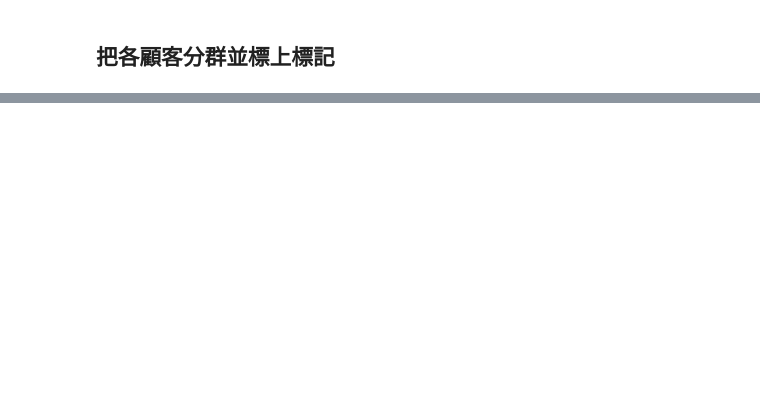
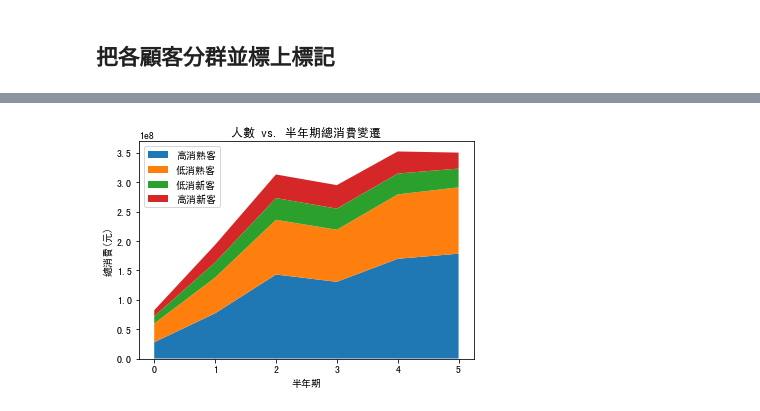
Before and after one commit to andylinpersonal/CSX_Project_2018S, a Jupyter notebook: final_project/ProductTrend.ipynb, the cells around one changed output, grey strips where cells are left out. Saved outputs shown, nothing was run; the diff lists cells and outputs as text; code cells hidden in the pictures; blank space fills up the shorter version.

```diff
--- a/final_project/ProductTrend.ipynb
+++ b/final_project/ProductTrend.ipynb
@@ -291,0 +401,22 @@ for k in df_mains:
+# %%
+df_group_purchase = pd.DataFrame()
+for k in df_mains:
+    basket_sum = main_by_baskets[k].groupby('MemberId', as_index=False)['SalesOrderSlaveTotalPayment'].sum()
+    member_sum = df_member_news[k].merge(basket_sum, on='MemberId', how='left')
+    group_sum = member_sum.groupby('MemberGroup')['SalesOrderSlaveTotalPayment'].sum()
+    df_group_purchase = df_group_purchase.append(
+        group_sum.transpose(), ignore_index = True
+    )
+
+plt.stackplot(
+    list(range(0, max(df_mains) + 1)),
+    df_group_purchase.loc[:, 1:].transpose(), #排除無消費的人 因為無意義
+    labels=['高消熟客', '低消熟客', '低消新客', '高消新客'])
+plt.legend(loc='upper left')
+plt.title('人數 vs. 半年期總消費變遷')
+plt.xticks(np.arange(0, max(df_mains) + 1, 1))
+plt.xlabel('半年期')
+plt.ylabel('總消費(元)')
+plt.show()
+# %% [output]
+[figure, added]
```
Also changed, not shown: parts of 35 cells of this notebook, 1 other file.
